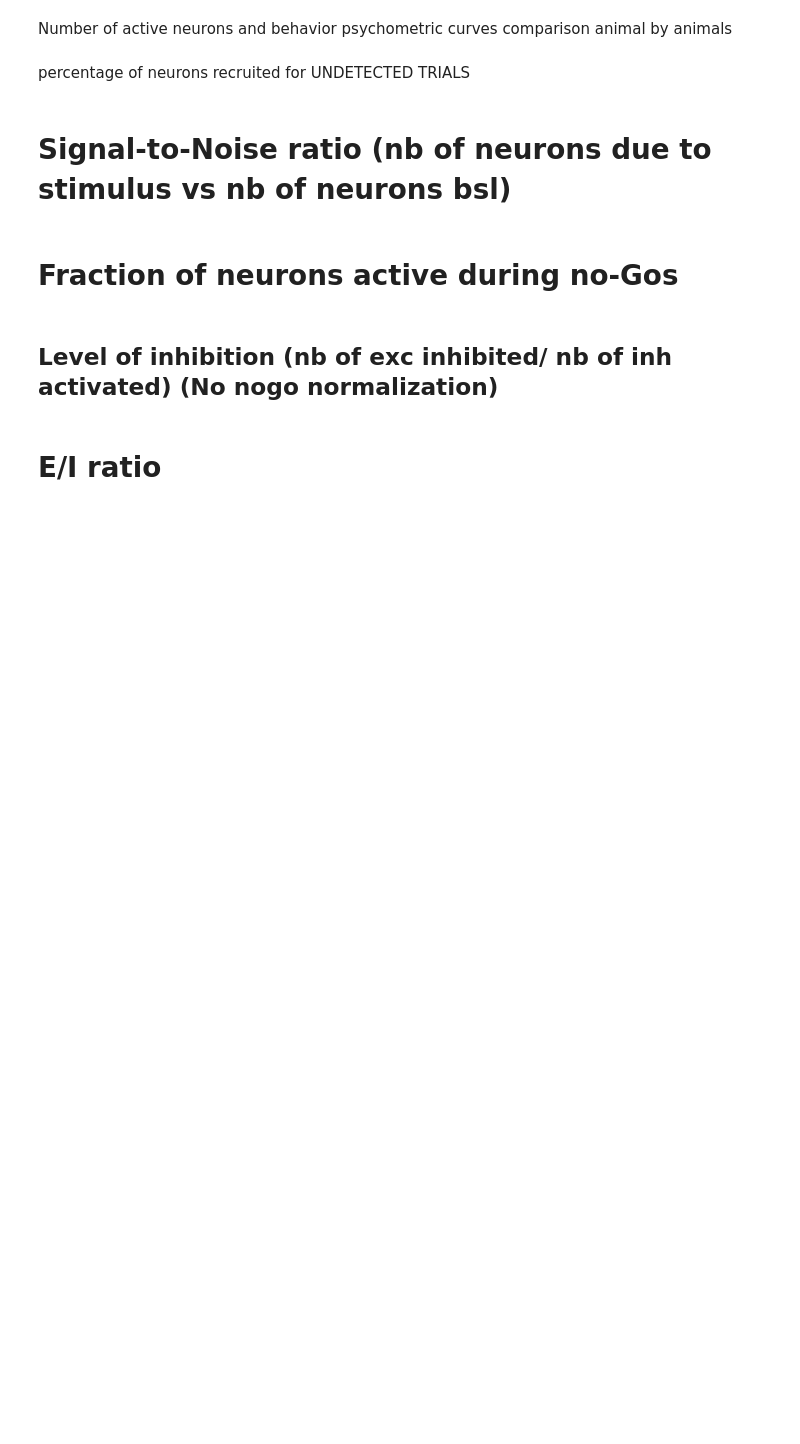
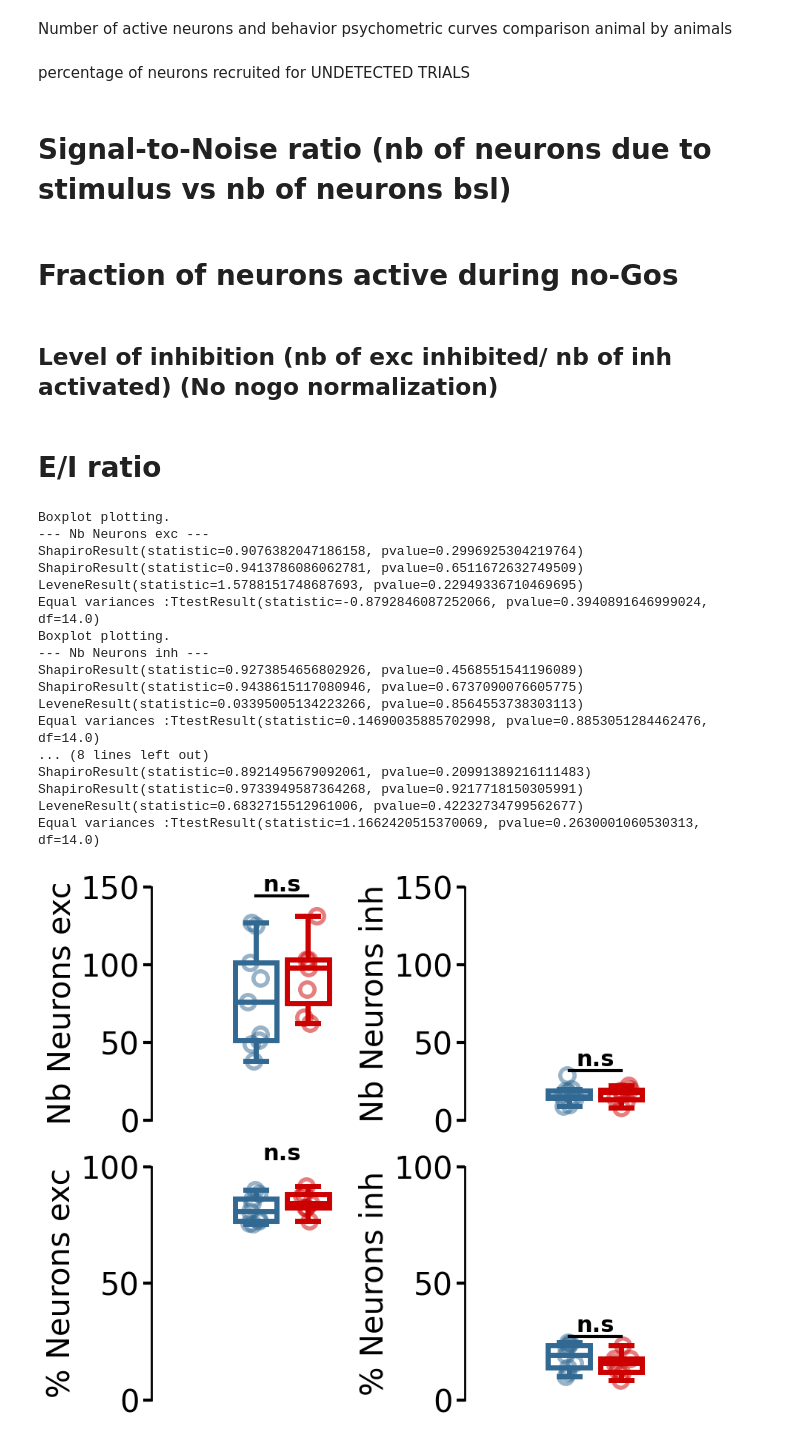
Before and after one commit to OuraniaSem/Percephone, a Jupyter notebook: Figures/responsivity_figures.ipynb, the cells around one changed output. Cells and saved outputs as stored; diff of their text form; code cells hidden in the pictures; blank space fills up the shorter version.

Commit message:
modify quantify_neur function

```diff
--- a/Figures/responsivity_figures.ipynb
+++ b/Figures/responsivity_figures.ipynb
@@ -637,11 +637,29 @@ def quantify_neur(n_type, ko="all"):
 # %%
 quantify_neur("EXC")
 # %%
-wt_exc, ko_exc, wt_per_e, ko_per_e = quantify_neur("EXC",ko="KO")
-wt_inh, ko_inh, wt_per_i, ko_per_i = quantify_neur("INH",ko="KO")
-fig, axs = plt.subplots(2, 2, figsize=(10,8))
-ylim = [0, 150]
-ppt.boxplot(axs[0,0],wt_exc ,ko_exc,"Nb Neurons",ylim=ylim)
-ppt.boxplot(axs[0,1],wt_inh ,ko_inh,"Nb Neurons",ylim=ylim)
-ppt.boxplot(axs[1,0],wt_per_e ,ko_per_e,"% Neurons",ylim=ylim)
-ppt.boxplot(axs[1,1],wt_per_i ,ko_per_i,"% Neurons",ylim=ylim)
+wt_exc, ko_exc, wt_per_e, ko_per_e = quantify_neur("EXC",ko="KO-hy")
+wt_inh, ko_inh, wt_per_i, ko_per_i = quantify_neur("INH",ko="KO-hypo")
+fig, axs = plt.subplots(2, 2, figsize=(10,9))
+ppt.boxplot(axs[0,0],wt_exc ,ko_exc,"Nb Neurons exc",ylim=[0, 150])
+ppt.boxplot(axs[0,1],wt_inh ,ko_inh,"Nb Neurons inh",ylim=[0, 150])
+ppt.boxplot(axs[1,0],wt_per_e ,ko_per_e,"% Neurons exc",ylim=[0, 100])
+ppt.boxplot(axs[1,1],wt_per_i ,ko_per_i,"% Neurons inh",ylim=[0, 100])
+# %% [output]
+Boxplot plotting.
+--- Nb Neurons exc ---
+ShapiroResult(statistic=0.9076382047186158, pvalue=0.2996925304219764)
+ShapiroResult(statistic=0.9413786086062781, pvalue=0.6511672632749509)
+LeveneResult(statistic=1.5788151748687693, pvalue=0.22949336710469695)
+Equal variances :TtestResult(statistic=-0.8792846087252066, pvalue=0.3940891646999024, df=14.0)
+Boxplot plotting.
+--- Nb Neurons inh ---
+ShapiroResult(statistic=0.9273854656802926, pvalue=0.4568551541196089)
+ShapiroResult(statistic=0.9438615117080946, pvalue=0.6737090076605775)
+LeveneResult(statistic=0.03395005134223266, pvalue=0.8564553738303113)
+Equal variances :TtestResult(statistic=0.14690035885702998, pvalue=0.8853051284462476, df=14.0)
+... (8 lines left out)
+ShapiroResult(statistic=0.8921495679092061, pvalue=0.20991389216111483)
+ShapiroResult(statistic=0.9733949587364268, pvalue=0.9217718150305991)
+LeveneResult(statistic=0.6832715512961006, pvalue=0.42232734799562677)
+Equal variances :TtestResult(statistic=1.1662420515370069, pvalue=0.2630001060530313, df=14.0)
+[figure, added]
```
